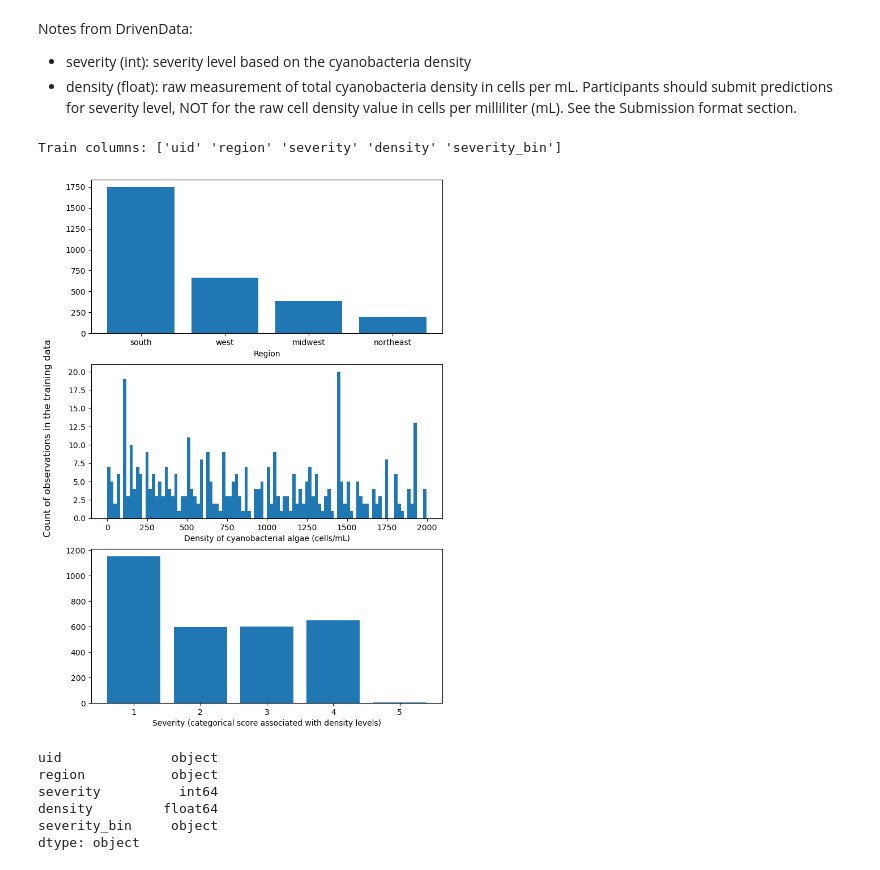
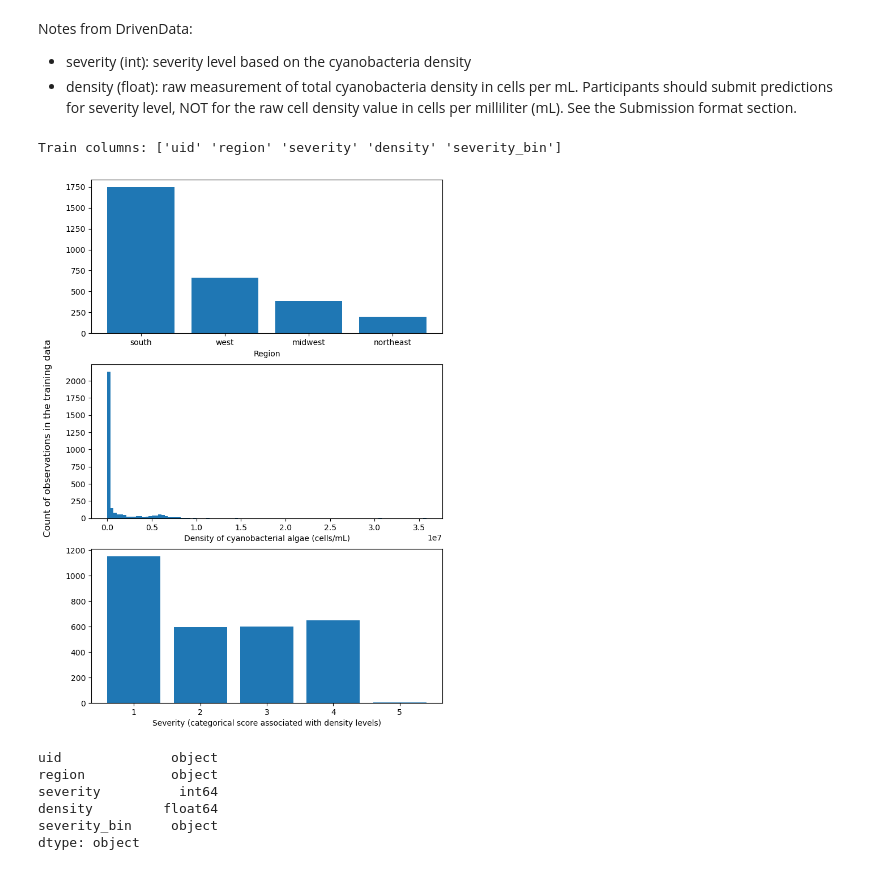
Before and after one commit to jennahgosciak/algaebloom, a Jupyter notebook: rds_draft_report_FINAL.ipynb, the cells around one changed output. Drawn from its saved outputs; the diff is of its cells as text; code cells hidden in the pictures.

```diff
--- a/rds_draft_report_FINAL.ipynb
+++ b/rds_draft_report_FINAL.ipynb
@@ -123,20 +122,20 @@ Notes from DrivenData:
 # %%
 #Figure 2: Value distributions of input features from training labels
 print("Train columns:", train.columns.values)
 fig, axs = plt.subplots(3,1, figsize=(8,12))
 axs[0].bar(train['region'].value_counts().index,
            train['region'].value_counts())
 axs[2].bar(train['severity'].value_counts().index,
             train['severity'].value_counts())
-axs[1].hist(train.loc[train['density'] < 2000, 'density'], bins=100)
+axs[1].hist(train['density'], bins=100)
 axs[0].set_xlabel('Region')
 axs[2].set_xlabel('Severity (categorical score associated with density levels)')
 axs[1].set_xlabel('Density of cyanobacterial algae (cells/mL)')
 fig.supylabel('Count of observations in the training data')
 plt.savefig('./plots/train_labels_hist.pdf')
 # %% [output]
 Train columns: ['uid' 'region' 'severity' 'density' 'severity_bin']
-[figure, old version]
+[figure, new version]
 # %%
 #training data types
 train.dtypes
```
Also changed, not shown: parts of 7 cells of this notebook, 2 other files.
